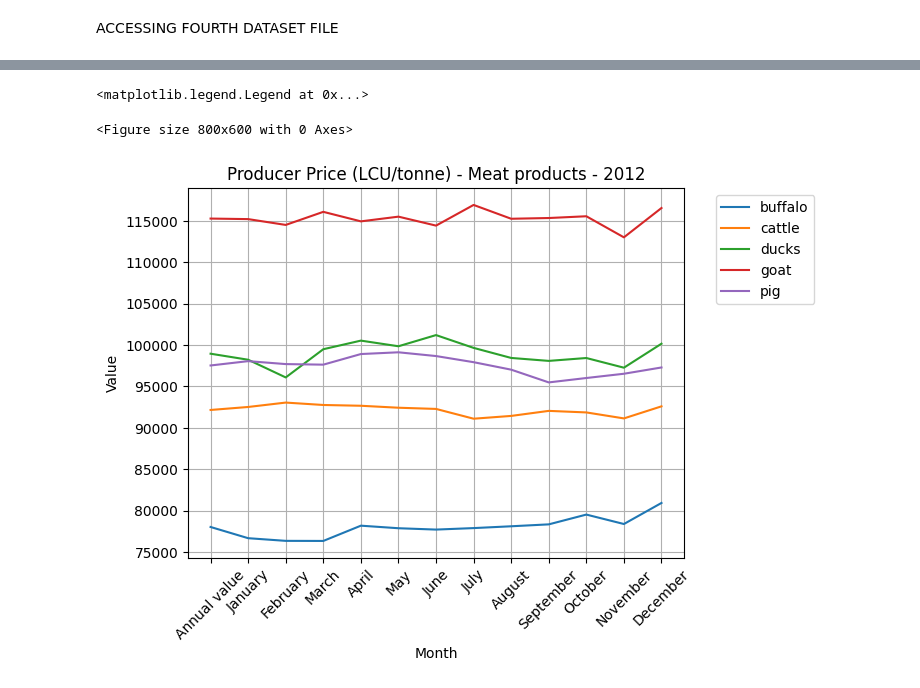
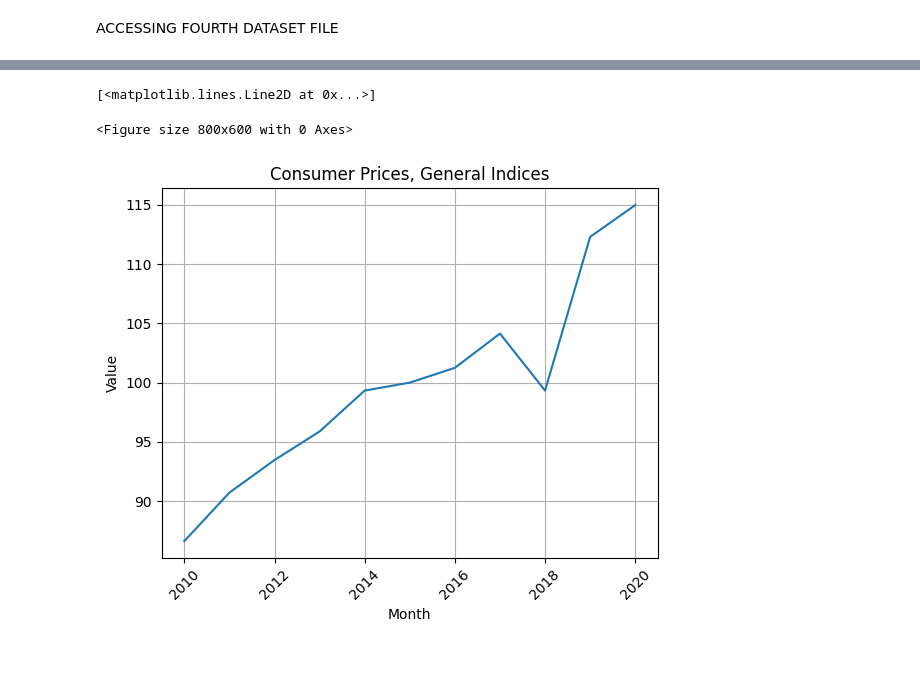
Before and after one commit to equeeuqe/FBA_PROJECT, a Jupyter notebook: project.ipynb, the cells around one changed output, grey strips where cells are left out. Cells and saved outputs as stored; diff of their text form; code cells hidden in the pictures; blank space fills up the shorter version.

```diff
--- a/project.ipynb
+++ b/project.ipynb
@@ -668,7 +8,7 @@ ax.legend(bbox_to_anchor=(1.05, 1.0), loc='upper left')
 # %% [markdown]
 ACCESSING FOURTH DATASET FILE
 # %%
-ddf = pd.read_csv(r'data/producer-prices_phl.csv')
+ddf = pd.read_csv(r'data/consumer-price-indices_phl.csv')
 ddf.shape #(799, 16)
 
 #dropping the unneeded columns
@@ -680,19 +20,16 @@ ddf.drop('Year Code', inplace=True, axis=1)
 #dropping unneeded rows
 ddf.drop(index=0, axis=0, inplace=True)
 
+#assigning 0 to null/NaN values
+ddf.fillna(0)
+
 #changing string Year to int and dropping some rows
 ddf['Year'] = pd.to_numeric(ddf['Year'])
-ddf.drop(ddf[(ddf['Year'] < 2012)].index, inplace=True)
+ddf['Value'] = pd.to_numeric(ddf['Value'])
+ddf.drop(ddf[(ddf['Year'] < 2010)].index, inplace=True)
 ddf.drop(ddf[(ddf['Year'] > 2020)].index, inplace=True)
-#ddf.info()
 
-ddf_1 = ddf.loc[ddf['Element']=="Producer Price (LCU/tonne)"]
-ddf_2 = ddf.loc[ddf['Element']=="Producer Price Index (2014-2016 = 100)"]
-ddf_3 = ddf.loc[ddf['Element']=="Producer Price (SLC/tonne)"]
-ddf_4 = ddf.loc[ddf['Element']=="Producer Price (USD/tonne)"]
-ddf_2.shape
-#ddf.info()
-#ddf
-#rearranging columns
-#cdf = cdf.reindex(columns=['Months', 'Year', 'Item', 'Value', 'StartDate', 'EndDate', 'Item Code', 'Months Code', 'Unit', 'Flag', 'Note'])
+food = ddf.loc[ddf['Item']=="Consumer Prices, Food Indices (2015 = 100)"]
+general = ddf.loc[ddf['Item']=="Consumer Prices, General Indices (2015 = 100)"]
+ddf['Item'].unique()
 # %% [output]
@@ -767,26 +149,22 @@ PLOTTING PER YEAR - only the MEAT PRODUCTS plotted
 # %%
 plt_7 = plt.figure(figsize=(8, 6))
 
 fig, ax = plt.subplots()
-plt.title("Producer Price (LCU/tonne) - Meat products - 2015")
+plt.title("Consumer Prices, General Indices")
 plt.xlabel("Month")
 plt.ylabel("Value")
 ax.grid()
 
 #rotating the x-axis labels
 for tick in ax.get_xticklabels():
     tick.set_rotation(45)
 
 #plot to compare local and international prices
-ax.plot(ddf_meat_1a.Months, np.asarray(ddf_meat_1a.Value, float), label="buffalo")
-ax.plot(ddf_meat_1a.Months, np.asarray(ddf_meat_1b.Value, float), label="cattle")
-ax.plot(ddf_meat_1a.Months, np.asarray(ddf_meat_1c.Value, float), label="ducks")
-ax.plot(ddf_meat_1a.Months, np.asarray(ddf_meat_1d.Value, float), label="goat")
-ax.plot(ddf_meat_1a.Months, np.asarray(ddf_meat_1e.Value, float), label="pig")
+ax.plot(year_list, gen_ave_list, label="buffalo")
 
 #show legend to show labels, and position outside the plot
-ax.legend(bbox_to_anchor=(1.05, 1.0), loc='upper left')
+#ax.legend(bbox_to_anchor=(1.05, 1.0), loc='upper left')
 # %% [output]
-<matplotlib.legend.Legend at 0x...>
+[<matplotlib.lines.Line2D at 0x...>]
 <Figure size 800x600 with 0 Axes>
-[figure, old version]
+[figure, new version]
```
Also changed, not shown: parts of 72 cells of this notebook.
